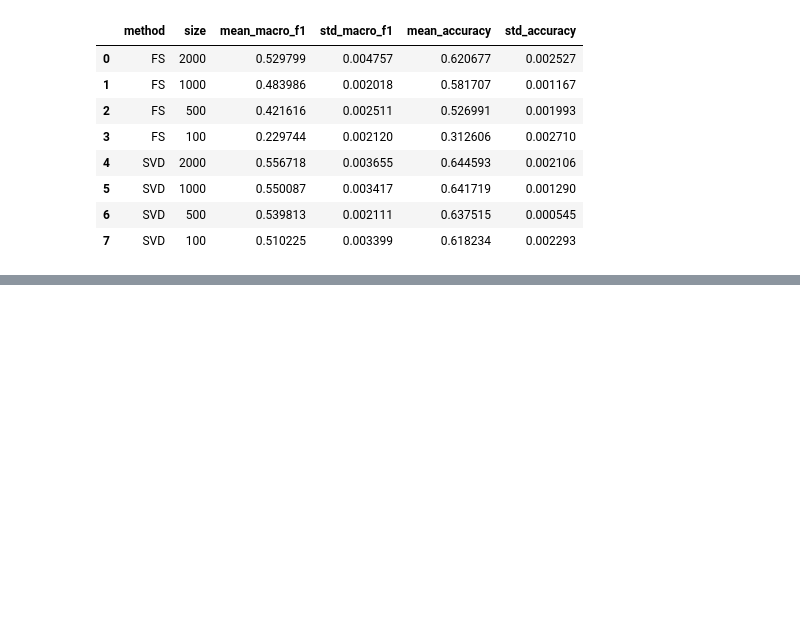
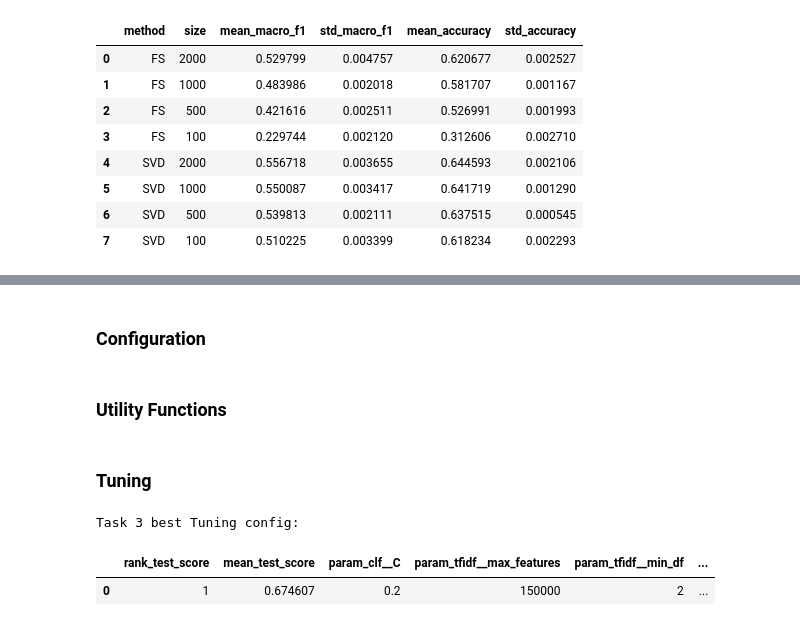
Before and after one commit to ryan-tzw/ml-project, a Jupyter notebook: notebooks/final_submission.ipynb, the cells around one changed output, grey strips where cells are left out. Saved outputs shown, nothing was run; the diff lists cells and outputs as text; code cells hidden in the pictures; blank space fills up the shorter version.

```diff
--- a/notebooks/final_submission.ipynb
+++ b/notebooks/final_submission.ipynb
@@ -309,7 +326,7 @@ KNN_ALGORITHM = "brute"
 KNN_N_JOBS = 4
 
 # If false reads from output folder, else recompute results (which are saved to output folder)
-RECOMPUTE_TASK2_RESULTS = True
+RECOMPUTE_TASK2_RESULTS = False
 
 RUN_TASK2_SUBMISSION_GENERATION = False
 
@@ -592,0 +599,2 @@ if RUN_TASK2_SUBMISSION_GENERATION:
+# %% [markdown]
+### Configuration
@@ -592,0 +627,2 @@ if RUN_TASK2_SUBMISSION_GENERATION:
+# %% [markdown]
+### Utility Functions
@@ -592,0 +691,69 @@ if RUN_TASK2_SUBMISSION_GENERATION:
+# %% [markdown]
+### Tuning
+# %%
+def run_linear_svc_tuning(train_df: pd.DataFrame, recompute: bool) -> pd.DataFrame:
+    if not recompute:
+        return pd.read_csv(LINEAR_SVC_TUNING_OUTPUT_PATH)
+
+    X = train_df["cleaned_abstract"].to_numpy(dtype=str)
+    y = train_df["label_id"].to_numpy(dtype=np.int64)
+
+    cv = StratifiedKFold(
+        n_splits=LINEAR_SVC_TUNING_CV_SPLITS,
+        shuffle=True,
+        random_state=RANDOM_STATE,
+    )
+    search = HalvingGridSearchCV(
+        estimator=build_linear_svc_pipeline(),
+        param_grid=LINEAR_SVC_TUNING_PARAM_GRID,
+        cv=cv,
+        scoring="f1_macro",
+        n_jobs=LINEAR_SVC_N_JOBS,
+        factor=LINEAR_SVC_TUNING_FACTOR,
+        error_score="raise",
+        refit=True,
+    )
+    search.fit(X, y)
+
+    tuning_df = (
+        pd.DataFrame(search.cv_results_)
+        .sort_values(by=["rank_test_score", "mean_test_score"], ascending=[True, False])
+        .reset_index(drop=True)
+    )
+    LINEAR_SVC_OUTPUTS_DIR.mkdir(parents=True, exist_ok=True)
+    tuning_df.to_csv(LINEAR_SVC_TUNING_OUTPUT_PATH, index=False)
+    return tuning_df
+
+
+linear_svc_tuning_df = run_linear_svc_tuning(
+    train_df,
+    recompute=RECOMPUTE_LINEAR_SVC_RESULTS,
+)
+
+sort_col = (
+    "rank_test_score"
+    if "rank_test_score" in linear_svc_tuning_df.columns
+    else "mean_test_score"
+)
+ascending = sort_col == "rank_test_score"
+linear_svc_best_tuning = linear_svc_tuning_df.sort_values(
+    by=sort_col, ascending=ascending
+).head(1)
+
+print("Task 3 best Tuning config:")
+display(
+    linear_svc_best_tuning[
+        [
+            sort_col,
+            "mean_test_score",
+            "param_clf__C",
+            "param_tfidf__max_features",
+            "param_tfidf__min_df",
+            "param_tfidf__ngram_range",
+        ]
+    ]
+)
+# %% [output]
+Task 3 best Tuning config:
+|  | rank_test_score | mean_test_score | param_clf__C | param_tfidf__max_features | param_tfidf__min_df | ... |
+| 0 | 1 | 0.674607 | 0.2 | 150000 | 2 | ... |
```
Also changed, not shown: parts of 27 cells of this notebook.
